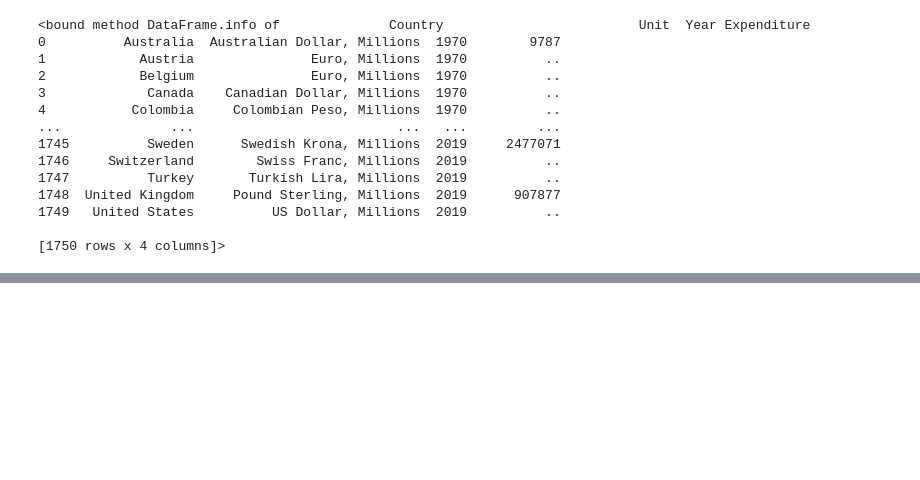
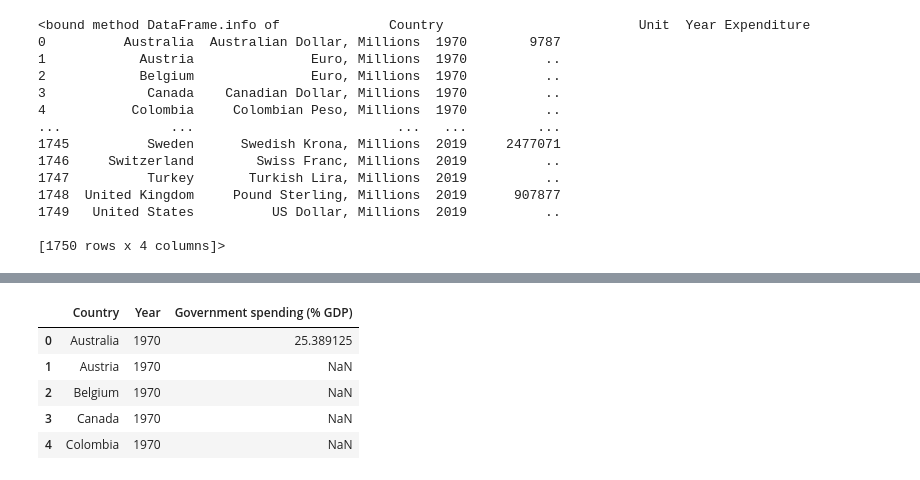
Before and after one commit to odibo1/ECON602, a Jupyter notebook: Government Expenditure.ipynb, the cells around one changed output, grey strips where cells are left out. Drawn from its saved outputs; the diff is of its cells as text; code cells hidden in the pictures; blank space fills up the shorter version.

```diff
--- a/Government Expenditure.ipynb
+++ b/Government Expenditure.ipynb
@@ -228,0 +259,10 @@ Name: GDP, Length: 1750, dtype: object
+# %%
+Expend_GDP = Expend_GDP[['Country','Year','Government spending (% GDP)']]
+Expend_GDP.head()
+# %% [output]
+|  | Country | Year | Government spending (% GDP) |
+| 0 | Australia | 1970 | 25.389125 |
+| 1 | Austria | 1970 | NaN |
+| 2 | Belgium | 1970 | NaN |
+| 3 | Canada | 1970 | NaN |
+| 4 | Colombia | 1970 | NaN |
```
Also changed, not shown: parts of 3 cells of this notebook.
